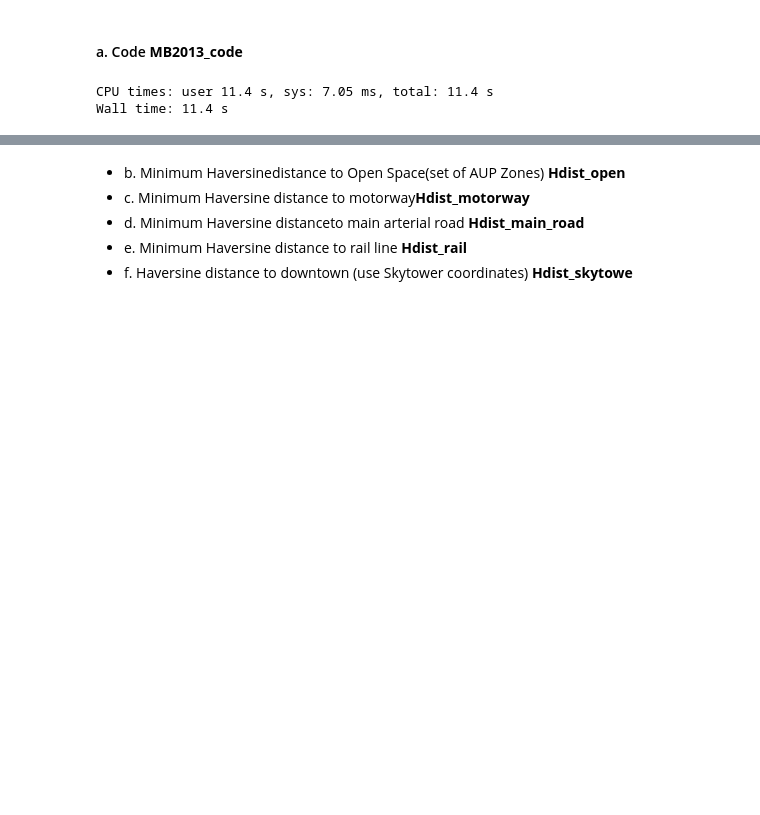
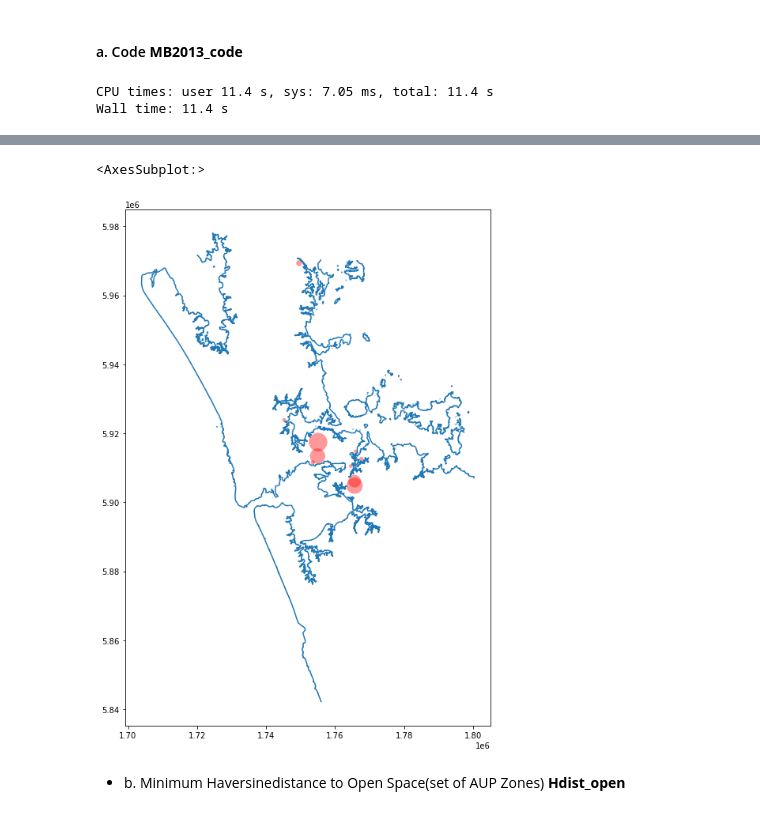
Before and after one commit to UoA-eResearch/auckland-housing, a Jupyter notebook: phase1.ipynb, the cells around one changed output, grey strips where cells are left out. Cells and saved outputs as stored; diff of their text form; code cells hidden in the pictures; blank space fills up the shorter version.

```diff
--- a/phase1.ipynb
+++ b/phase1.ipynb
@@ -118,0 +115,4 @@ Wall time: 11.4 s
+# %%
+parcels_sample['geometry'] = parcels_sample['geometry_centroid']
+parcels_sample = parcels_sample.to_crs(2193)
+parcels_sample.sample(3)
@@ -126,0 +145,3 @@ The first doesn't have islands (e.g. Waiheke).
+# %%
+%%time
+parcels_sample['Hdist_coast'] = parcels_sample.apply(lambda x: x.geometry.distance(coastline_dissolved.geometry[0]), axis=1)
@@ -127,6 +151,12 @@ The first doesn't have islands (e.g. Waiheke).
+# %%
+# if distance work, then red circles should extend to the nearest coastline, and no further
+subsample = parcels_sample.sample(10)
+subsample['coast_buffer'] = subsample.apply(lambda x: x.geometry.buffer(x.Hdist_coast), axis=1)
+subsample['geometry'] = subsample['coast_buffer']
+ax = subsample.plot(color='red', alpha=0.4)
+coastline.cx[1.7e6:1.8e6, 5.85e6:5.97e6].plot(ax=ax)
+# %% [output]
+<AxesSubplot:>
+[figure, added]
 # %% [markdown]
 - b. Minimum Haversinedistance to Open Space(set of AUP Zones) **Hdist_open**
-- c. Minimum Haversine distance to motorway**Hdist_motorway**
-- d. Minimum Haversine distanceto main arterial road **Hdist_main_road**
-- e. Minimum Haversine distance to rail line **Hdist_rail**
-- f. Haversine distance to downtown (use Skytower coordinates) **Hdist_skytowe**
```
Also changed, not shown: parts of 8 cells of this notebook, 2 other files.
